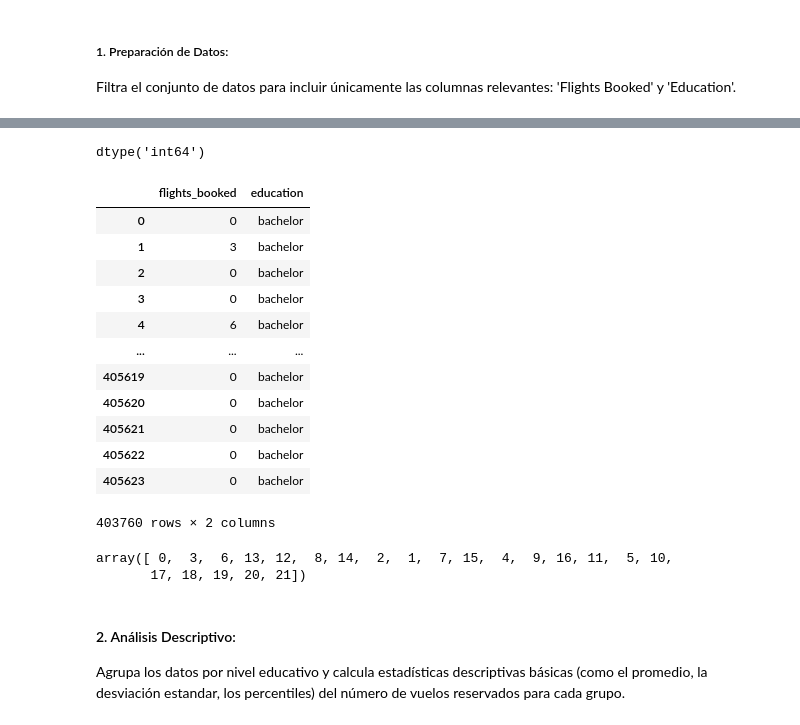
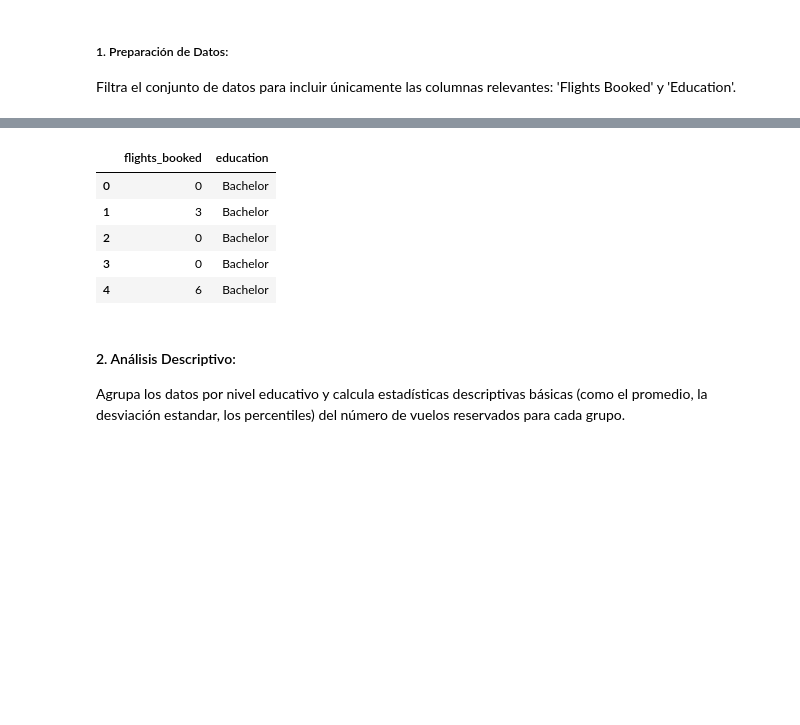
Before and after one commit to Adalab/bda-modulo-3-evaluacion-final-JohannaRL, a Jupyter notebook: final.ipynb, the cells around one changed output, grey strips where cells are left out. Saved outputs shown, nothing was run; the diff lists cells and outputs as text; code cells hidden in the pictures; blank space fills up the shorter version.

```diff
--- a/final.ipynb
+++ b/final.ipynb
@@ -508,29 +489,13 @@ Name: flights_booked, Length: 403760, dtype: int64
-# %%
-df_total2["flights_booked"].dtype
-# %% [output]
-dtype('int64')
 # %%
 df_filtered = df_total2[["flights_booked", "education"]]
-df_filtered
+df_filtered.head()
 # %% [output]
 |  | flights_booked | education |
-| 0 | 0 | bachelor |
-| 1 | 3 | bachelor |
-| 2 | 0 | bachelor |
-| 3 | 0 | bachelor |
-| 4 | 6 | bachelor |
-| ... | ... | ... |
-| 405619 | 0 | bachelor |
-| 405620 | 0 | bachelor |
-| 405621 | 0 | bachelor |
-| 405622 | 0 | bachelor |
-| 405623 | 0 | bachelor |
+| 0 | 0 | Bachelor |
+| 1 | 3 | Bachelor |
+| 2 | 0 | Bachelor |
+| 3 | 0 | Bachelor |
+| 4 | 6 | Bachelor |
-403760 rows × 2 columns
-# %%
-df_filtered["flights_booked"].unique()
-# %% [output]
-array([ 0,  3,  6, 13, 12,  8, 14,  2,  1,  7, 15,  4,  9, 16, 11,  5, 10,
-       17, 18, 19, 20, 21])
 # %% [markdown]
 #### 2. Análisis Descriptivo:
 Agrupa los datos por nivel educativo y calcula estadísticas descriptivas básicas (como el promedio, la desviación estandar, los percentiles) del
```
Also changed, not shown: parts of 26 cells of this notebook.
